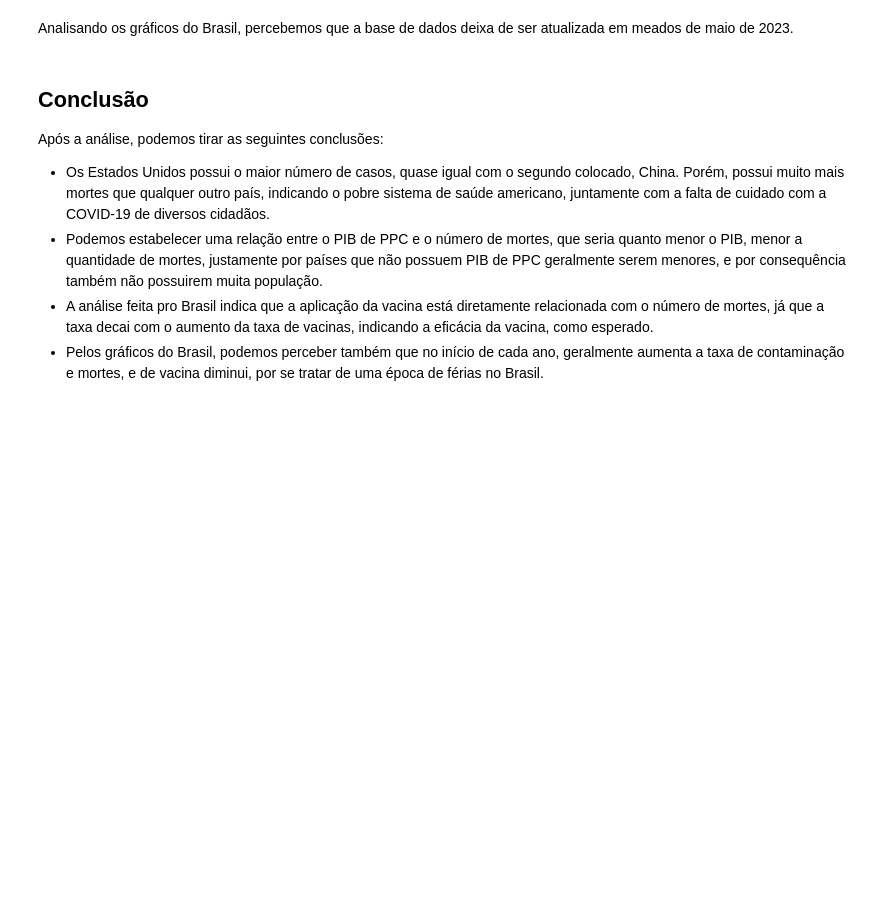
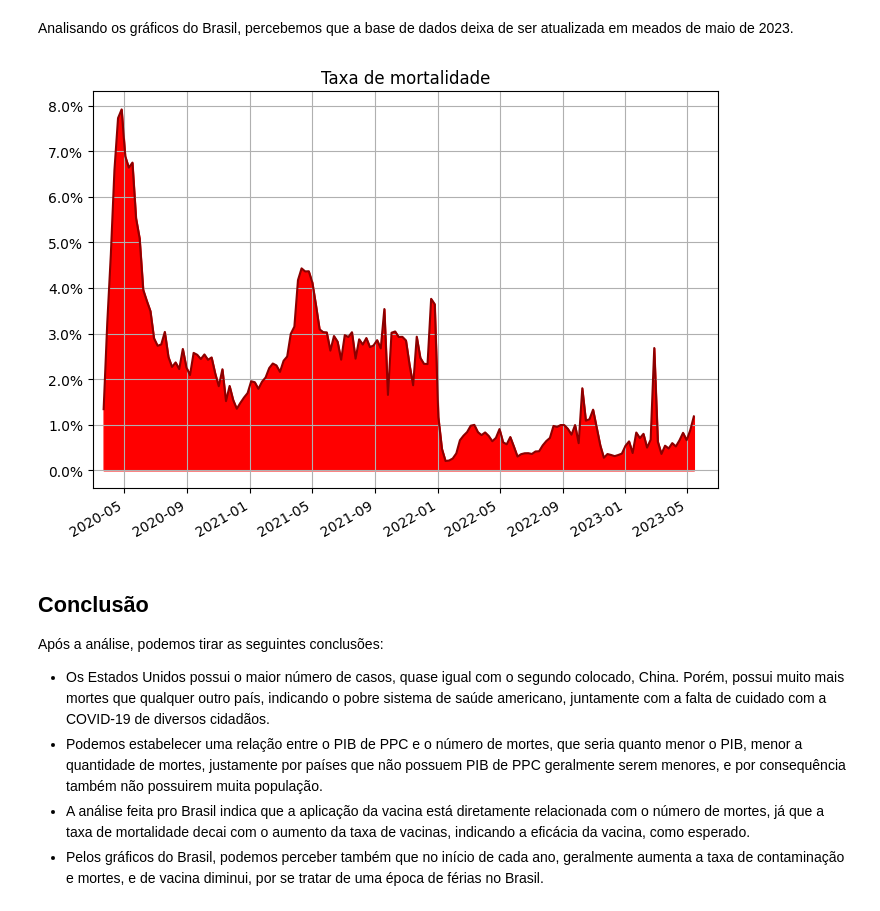
Before and after one commit to gustavonaumann/Data_Science, a Jupyter notebook: Projeto_Panorama_do_COVID_19_em_2024.ipynb, the cells around one changed output. Drawn from its saved outputs; the diff is of its cells as text; code cells hidden in the pictures; blank space fills up the shorter version.

```diff
--- a/Projeto_Panorama_do_COVID_19_em_2024.ipynb
+++ b/Projeto_Panorama_do_COVID_19_em_2024.ipynb
@@ -578,7 +582,40 @@ Analisando os gráficos do Brasil, percebemos que a base de dados deixa de ser a
+# %%
+# plotar gráfico de linha
+
+fig, ax = plt.subplots(figsize=(7,5))
+
+# duplicar o dataframe para tirar dados que atrapalhem na suavização do gráfico, sem comprometer o dataframe original
+
+df_bcopy = df_brazil.copy()
+
+
+df_bcopy.drop(df_bcopy[df_bcopy.new_cases == 0].index, axis=0, inplace=True)
+df_bcopy.drop(df_bcopy[df_bcopy.new_deaths == 0].index, axis=0, inplace=True)
+
+# criar variáveis para ser os eixos x e y dos gráficos
+
+mortality = (df_bcopy.new_deaths_smoothed / df_bcopy.new_cases_smoothed)*100
+mort_dates = df_bcopy.date
+
+# plotar e personalizar os gráficos
+
+ax.plot(mort_dates, mortality, c='darkred')
+ax.set_title('Taxa de mortalidade')
+ax.set_xlim([datetime.date(2020, 3, 1), datetime.date(2023, 6, 30)])
+ax.fill_between(mort_dates, mortality, color='red')
+ax.grid()
+ax.yaxis.set_major_formatter(mtick.PercentFormatter())
+
+plt.gcf().autofmt_xdate()
+
+
+plt.tight_layout()
+# %% [output]
+[figure, added]
 # %% [markdown]
 ## Conclusão
 Após a análise, podemos tirar as seguintes conclusões:
 * Os Estados Unidos possui o maior número de casos, quase igual com o segundo colocado, China. Porém, possui muito mais mortes que qualquer outro país, indicando o pobre sistema de saúde americano, juntamente com a falta de cuidado com a COVID-19 de diversos cidadãos.
 * Podemos estabelecer uma relação entre o PIB de PPC e o número de mortes, que seria quanto menor o PIB, menor a quantidade de mortes, justamente por países que não possuem PIB de PPC geralmente serem menores, e por consequência também não possuirem muita população.
-* A análise feita pro Brasil indica que a aplicação da vacina está diretamente relacionada com o número de mortes, já que a taxa decai com o aumento da taxa de vacinas, indicando a eficácia da vacina, como esperado.
+* A análise feita pro Brasil indica que a aplicação da vacina está diretamente relacionada com o número de mortes, já que a taxa de mortalidade decai com o aumento da taxa de vacinas, indicando a eficácia da vacina, como esperado.
 * Pelos gráficos do Brasil, podemos perceber também que no início de cada ano, geralmente aumenta a taxa de contaminação e mortes, e de vacina diminui, por se tratar de uma época de férias no Brasil.
```
Also changed, not shown: parts of 3 cells of this notebook.
